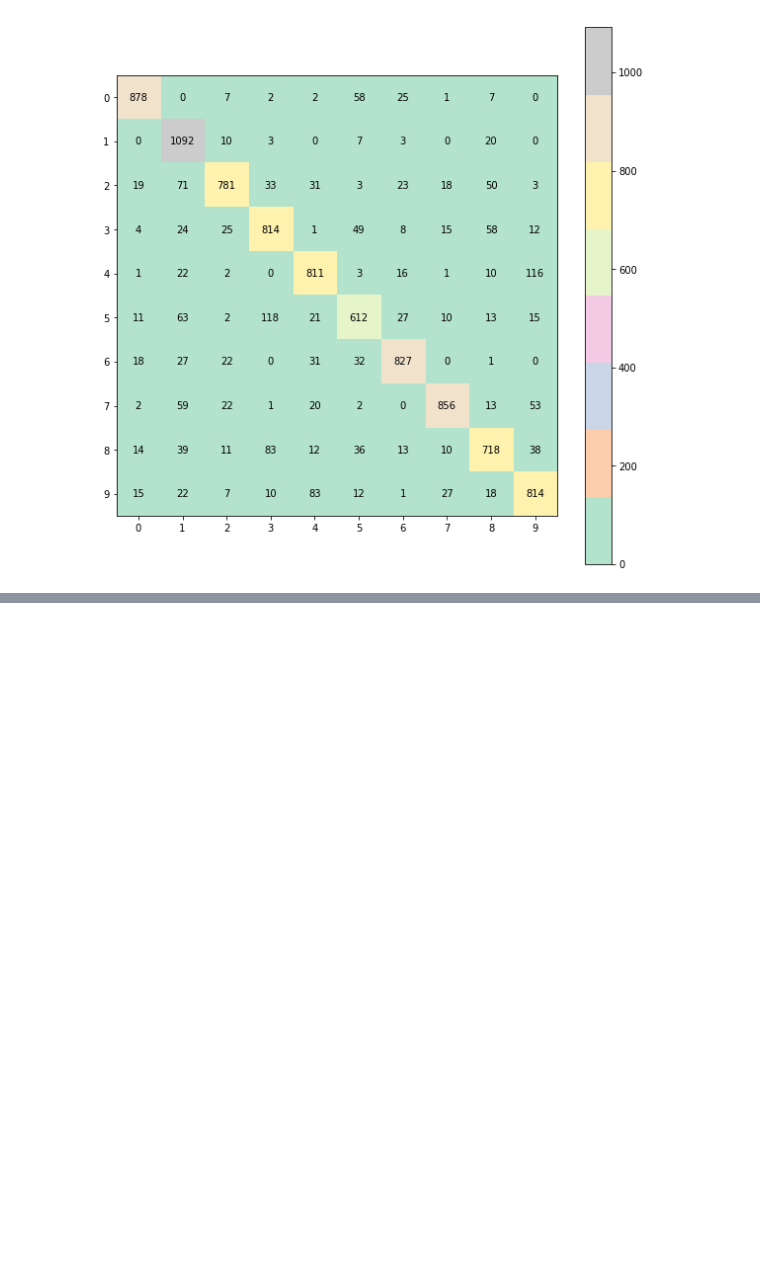
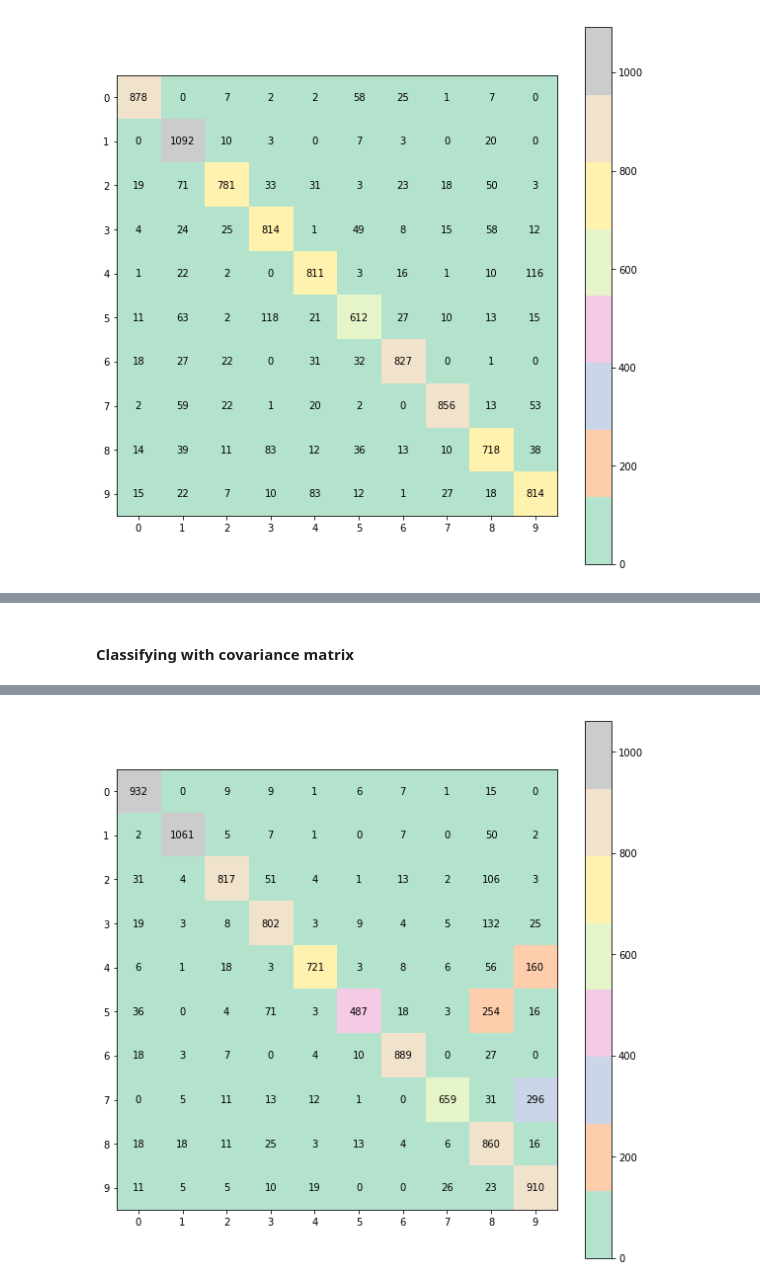
Before and after one commit to mlhhu2017/identifyDigit, a Jupyter notebook: r.weishaupt/mvn_classification.ipynb, the cells around one changed output, grey strips where cells are left out. Drawn from its saved outputs; the diff is of its cells as text; code cells hidden in the pictures; blank space fills up the shorter version.

```diff
--- a/r.weishaupt/mvn_classification.ipynb
+++ b/r.weishaupt/mvn_classification.ipynb
@@ -54,0 +86,28 @@ Confusion Matrix:
+# %% [markdown]
+#### Classifying with covariance matrix
+# %%
+# Creating distributions for every digit's mean
+distributions_cov = [st.multivariate_normal(
+    mean = means[i].flatten(),
+    # Flatten every digit and calculate covariance over all images of a digit
+    cov = np.cov(np.array(list(map(lambda d: d.flatten(), digits[i]))).T),
+    allow_singular=True
+) for i in range(len(digits))];
+# %%
+# Initializing empty result list
+rslt_cov = [];
+# Classifying test data
+for tl in zip(testD, testL):
+    # Label data as digit of the distribution with the highest probability
+    rslt_cov += [[tl[1], np.argmax(list(map(lambda n: n.logpdf(tl[0].flatten()), distributions_cov)))]];
+# Convert result to numpy array for slicing
+rslt_cov = np.array(rslt_cov);
+# %%
+# Calculate confusion matrix
+cm_cov = mt.confusion_matrix(list(rslt_cov[:,0]), list(rslt_cov[:,1]));
+# Display confusion matrix
+utils.showconfmatrix(cm_cov, np.arange(10));
+# Calculate zero one loss
+zol_cov = mt.zero_one_loss(list(rslt_cov[:,0]), list(rslt_cov[:,1]));
+print("Zero-one-loss: {0:2.6f} \r\nConfusion Matrix:".format(zol_cov));
+# %% [output]
@@ -54,0 +116 @@ Confusion Matrix:
+[figure, added]
```
Also changed, not shown: parts of 13 cells of this notebook.
